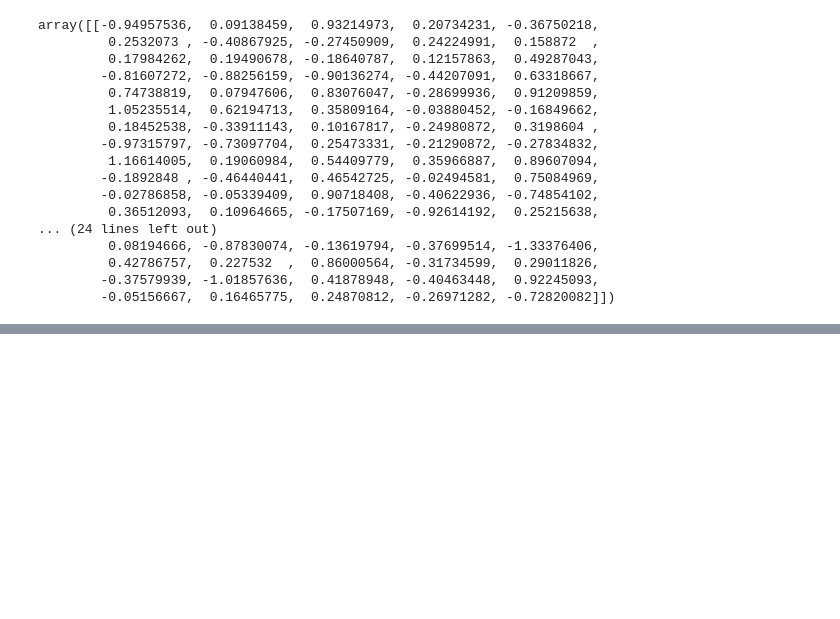
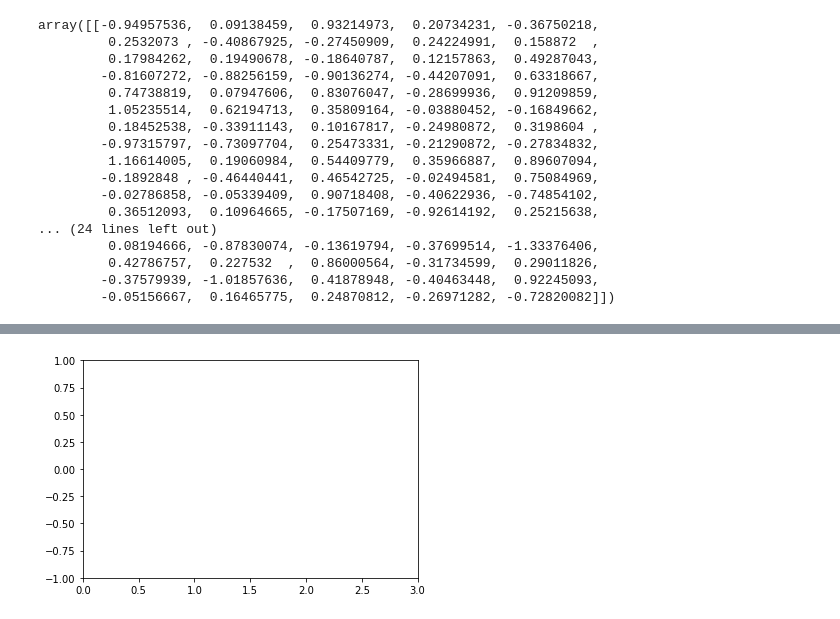
Before and after one commit to jeau-luc/Deep-Learning-Youtube, a Jupyter notebook: 04_ANN_Multicouches.ipynb, the cells around one changed output, grey strips where cells are left out. Saved outputs shown, nothing was run; the diff lists cells and outputs as text; code cells hidden in the pictures; blank space fills up the shorter version.

```diff
--- a/04_ANN_Multicouches.ipynb
+++ b/04_ANN_Multicouches.ipynb
@@ -262,0 +277,35 @@ neural_network(X, y)
+# %%
+import numpy as np
+import matplotlib.pyplot as plt
+import matplotlib.animation as animation
+
+k = 2*np.pi
+w = 2*np.pi
+dt = 0.01
+
+xmin = 0
+xmax = 3
+nbx = 151
+
+x = np.linspace(xmin, xmax, nbx)
+
+fig = plt.figure() # initialise la figure
+line, = plt.plot([], [])
+plt.xlim(xmin, xmax)
+plt.ylim(-1, 1)
+
+def init():
+    line.set_data([], [])
+    return line,
+
+def animate(i):
+    t = i * dt
+    y = np.cos(k*x - w*t)
+    line.set_data(x, y)
+    return line,
+
+ani = animation.FuncAnimation(fig, animate, init_func=init, frames=100, blit=True, interval=20, repeat=False)
+
+plt.show()
+# %% [output]
+[figure, added]
```
Also changed, not shown: parts of 10 cells of this notebook.
